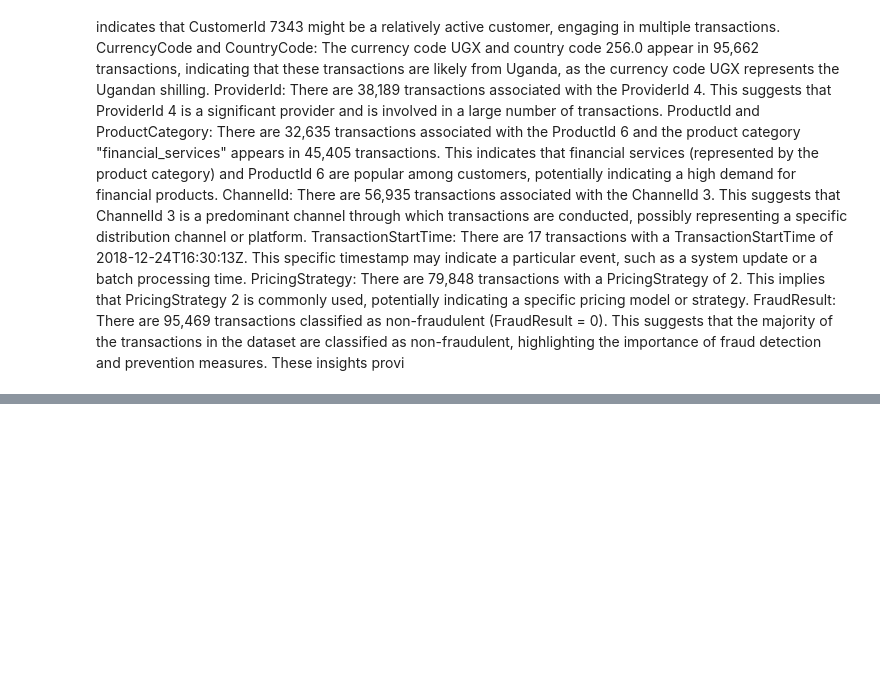
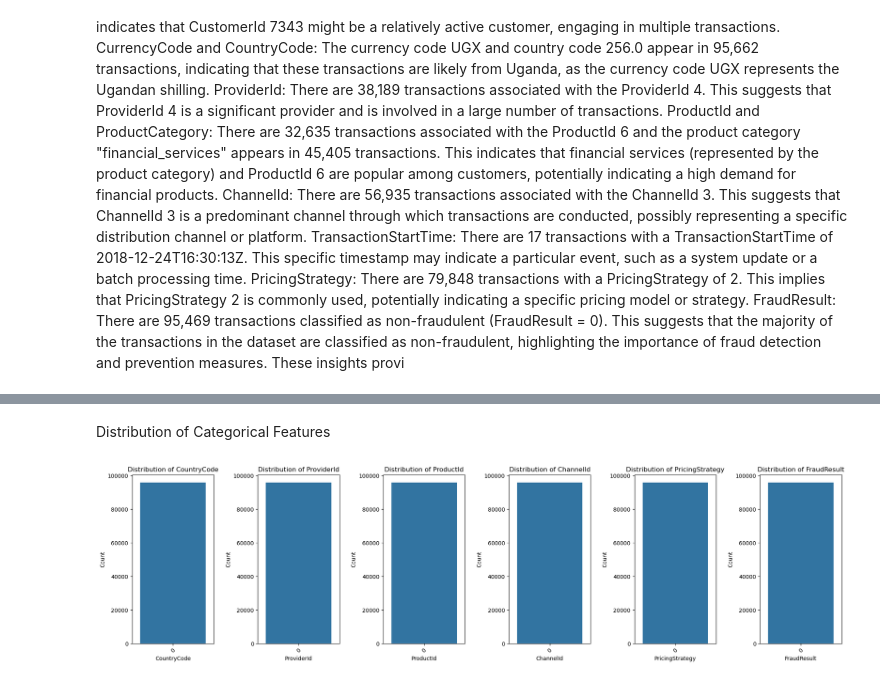
Before and after one commit to jodahe1/Bati-Bank, a Jupyter notebook: e.ipynb, the cells around one changed output, grey strips where cells are left out. Cells and saved outputs as stored; diff of their text form; code cells hidden in the pictures; blank space fills up the shorter version.

Commit message:
outlier detection using boxplot and looking for missing values , detecting correlation and looking for destribution of data's done

```diff
--- a/e.ipynb
+++ b/e.ipynb
@@ -100,0 +155,13 @@ These insights provi
+# %%
+for column, column_outliers in outliers.items():
+    print(f"\n{column}:")
+    print(column_outliers.head(10))
+
+# # Visualize the distribution of numerical features
+# for column in numeric_columns:
+#     plt.figure(figsize=(8, 6))
+#     sns.histplot(df[column], kde=True)
+#     plt.xlabel(column)
+#     plt.ylabel('Frequency')
+#     plt.title('Distribution of ' + column)
+#     plt.show()
@@ -100,0 +186,21 @@ These insights provi
+# %% [markdown]
+Distribution of Categorical Features
+# %%
+# Select the categorical columns
+categorical_columns = [ 'CountryCode', 'ProviderId', 'ProductId', 'ChannelId', 'PricingStrategy', 'FraudResult']
+
+# Create a single plot with subplots for each categorical column
+fig, axes = plt.subplots(nrows=1, ncols=len(categorical_columns), figsize=(20, 6))
+fig.tight_layout(pad=5)
+
+# Iterate through each categorical column and create a bar chart
+for i, column in enumerate(categorical_columns):
+    sns.countplot(df[column], ax=axes[i])
+    axes[i].set_xlabel(column)
+    axes[i].set_ylabel('Count')
+    axes[i].set_title('Distribution of ' + column)
+    axes[i].tick_params(axis='x', rotation=45)
+
+plt.show()
+# %% [output]
+[figure, added]
```
Also changed, not shown: parts of 14 cells of this notebook.
